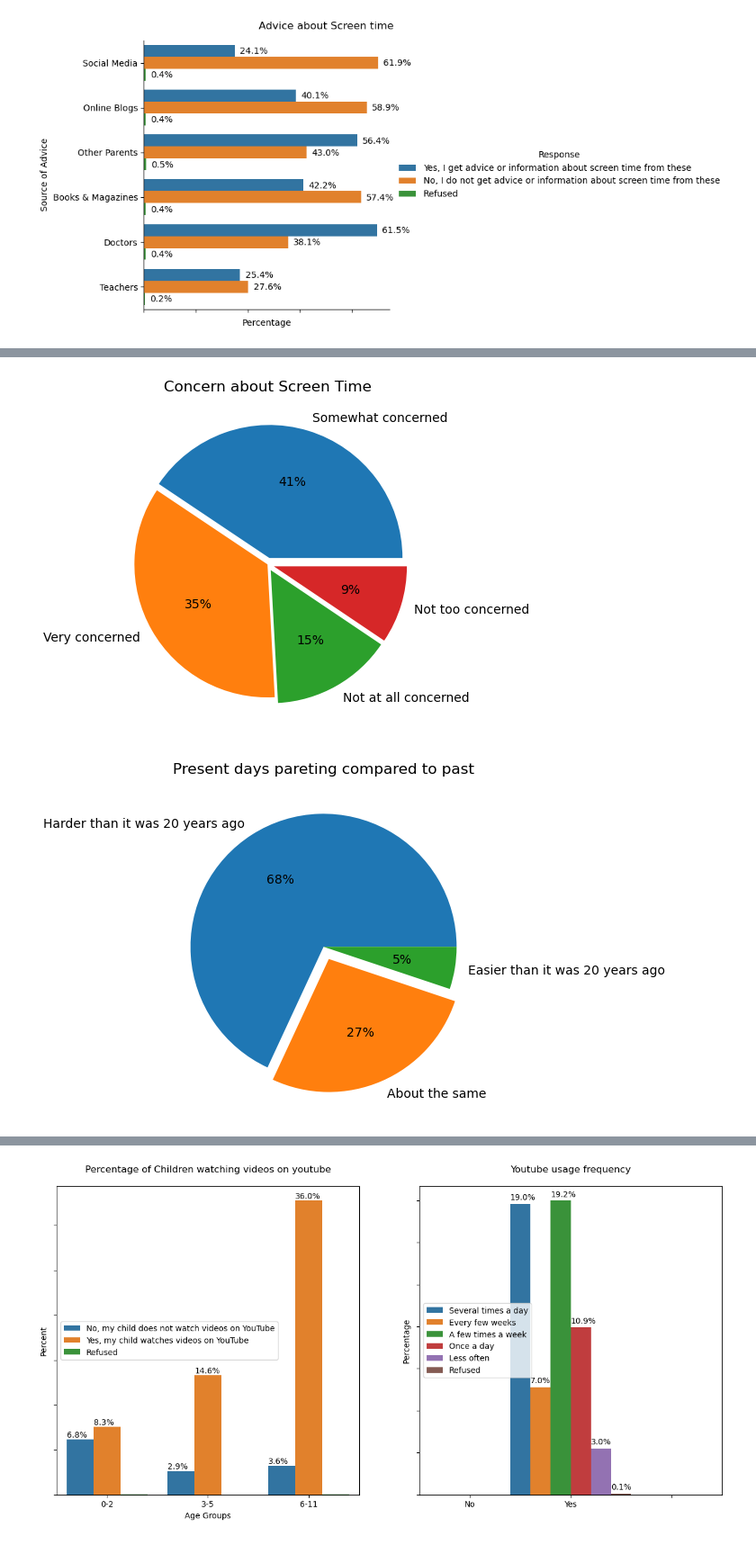
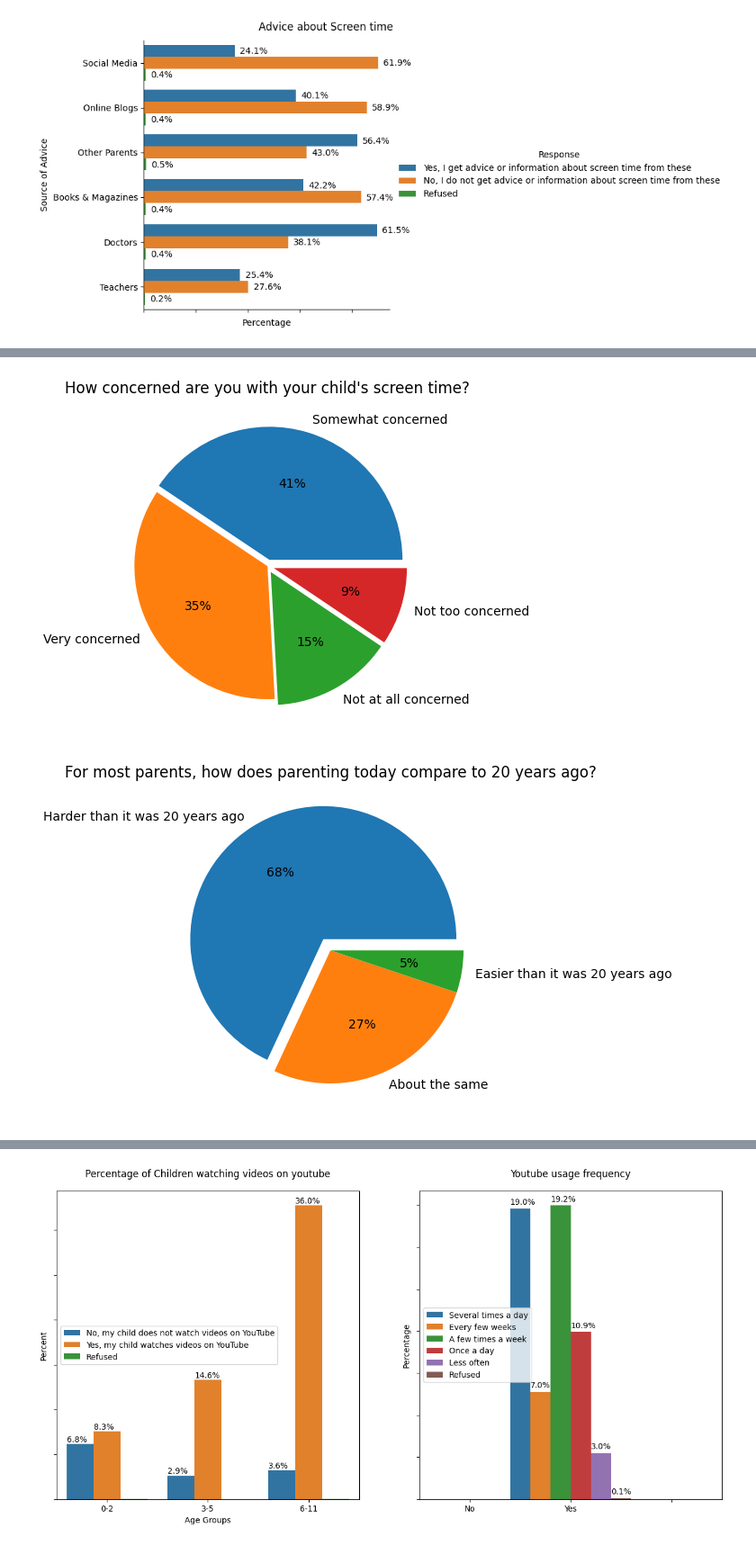
Before and after one commit to tyz-sd/Parenting-children-in-the-age-of-screens, a Jupyter notebook: final_visualizations.ipynb, the cells around one changed output, grey strips where cells are left out. Shown at 90% size. Drawn from its saved outputs; the diff is of its cells as text; code cells hidden in the pictures.

```diff
--- a/final_visualizations.ipynb
+++ b/final_visualizations.ipynb
@@ -205,12 +203,12 @@ confidence_abt_screen_time.show()
 # %%
 # Generating a pieChart visualization using the class instance
-concern_abt_screen_time=pieObject.pieChart(data[data['CO_screen_time']!='Refused']['CO_screen_time'].value_counts().tolist(),labels=data[data['CO_screen_time']!='Refused']['CO_screen_time'].dropna().unique().tolist(),autopct='%1.0f%%',title='Concern about Screen Time',explode=[0.05,0,0.05,0.05])
+concern_abt_screen_time=pieObject.pieChart(data[data['CO_screen_time']!='Refused']['CO_screen_time'].value_counts().tolist(),labels=data[data['CO_screen_time']!='Refused']['CO_screen_time'].dropna().unique().tolist(),autopct='%1.0f%%',title='How concerned are you with your child\'s screen time?',explode=[0.05,0,0.05,0.05])
 concern_abt_screen_time.show()
 # %% [output]
-[figure, old version]
+[figure, new version]
 # %%
 # Generating a pieChart visualization using the class instance
-present_days_parenting=pieObject.pieChart(data[data['How_is_curret_days_parenting']!='Refused']['How_is_curret_days_parenting'].value_counts().tolist(),labels=data[data['How_is_curret_days_parenting']!='Refused']['How_is_curret_days_parenting'].unique().tolist(),autopct='%1.0f%%',title='Present days pareting compared to past',explode=[0,0.1,0])
+present_days_parenting=pieObject.pieChart(data[data['How_is_curret_days_parenting']!='Refused']['How_is_curret_days_parenting'].value_counts().tolist(),labels=data[data['How_is_curret_days_parenting']!='Refused']['How_is_curret_days_parenting'].unique().tolist(),autopct='%1.0f%%',title='For most parents, how does parenting today compare to 20 years ago?',explode=[0.1,0,0])
 present_days_parenting.show()
 # %% [output]
-[figure, old version]
+[figure, new version]
```
Also changed, not shown: parts of 9 cells of this notebook, 11 other files.
